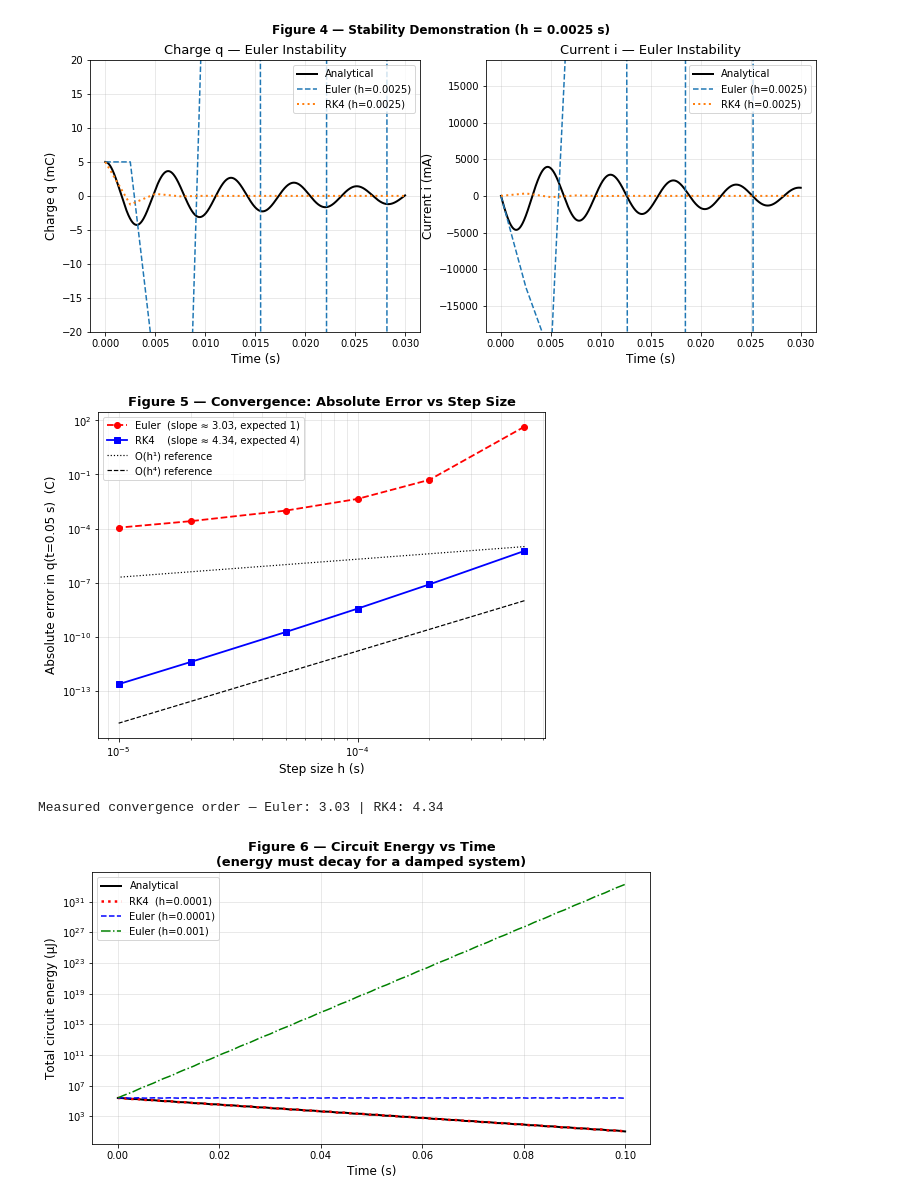
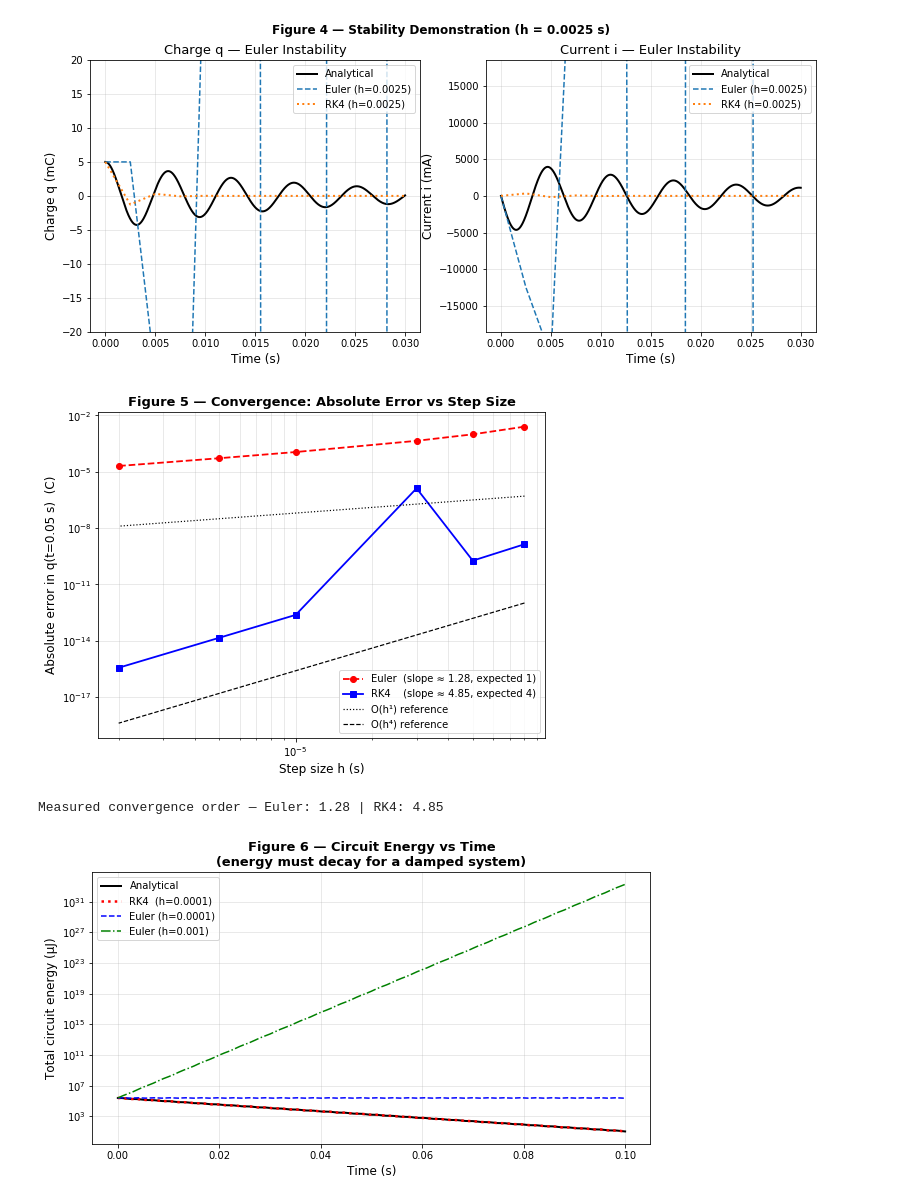
Before and after one commit to akshaymall/COE311K, a Jupyter notebook: Final Project/Mallireddy_Ramaakshay_COE311K_FinalProject.ipynb, the cells around one changed output. Saved outputs shown, nothing was run; the diff lists cells and outputs as text; code cells hidden in the pictures.

```diff
--- a/Final Project/Mallireddy_Ramaakshay_COE311K_FinalProject.ipynb
+++ b/Final Project/Mallireddy_Ramaakshay_COE311K_FinalProject.ipynb
@@ -508,13 +512,12 @@ plt.show()
 # ─────────────────────────────────────────────────────────────────────────────
 # Figure 5 — Error vs Step Size (log-log)  — convergence rate verification
 # ─────────────────────────────────────────────────────────────────────────────
-# Use a wide range of step sizes; skip h values that destabilise Euler
-h_values = np.array([5e-4, 2e-4, 1e-4, 5e-5, 2e-5, 1e-5])
+# Use step sizes within Euler's stability limit (h_max ≈ 2α/ω₀² ≈ 1e-4 s)
+h_values = np.array([8e-5, 5e-5, 3e-5, 1e-5, 5e-6, 2e-6])
 
 # Evaluate error at t_final = 0.05 s (after ~8 cycles)
 t_eval = 0.05
-q_exact, _ = analytical_solution(np.array([t_eval]))
-q_exact = float(q_exact)
+q_exact, _ = analytical_solution(t_eval)
 
 euler_errors, rk4_errors = [], []
 
@@ -529,37 +532,38 @@ for h in h_values:
 
 euler_errors = np.array(euler_errors)
 rk4_errors   = np.array(rk4_errors)
 
 # ── Fit log-log slope ──────────────────────────────────────────────────────
 def log_slope(h_arr, err_arr):
     """Returns best-fit slope on a log-log plot (estimated convergence order)."""
     coeffs = np.polyfit(np.log10(h_arr), np.log10(err_arr), 1)
     return coeffs[0]
 
 slope_euler = log_slope(h_values, euler_errors)
 slope_rk4   = log_slope(h_values, rk4_errors)
 
 # ── Plot ───────────────────────────────────────────────────────────────────
 fig, ax = plt.subplots(figsize=(8, 6))
 ax.loglog(h_values, euler_errors, 'o--', color='red', lw=1.8, label=f"Euler  (slope ≈ {slope_euler:.2f}, expected 1)")
 ax.loglog(h_values, rk4_errors,   's-',  color='blue', lw=1.8, label=f"RK4    (slope ≈ {slope_rk4:.2f}, expected 4)")
 
 # Reference lines
 h_ref = h_values[[0, -1]]
-ax.loglog(h_ref, 1e-5 * (h_ref / h_ref[0])**1, 'k:',  lw=1.2, label='O(h¹) reference')
-ax.loglog(h_ref, 1e-8 * (h_ref / h_ref[0])**4, 'k--', lw=1.2, label='O(h⁴) reference')
+ax.loglog(h_ref, 5e-7 * (h_ref / h_ref[0])**1, 'k:',  lw=1.2, label='O(h¹) reference')
+ax.loglog(h_ref, 1e-12 * (h_ref / h_ref[0])**4, 'k--', lw=1.2, label='O(h⁴) reference')
 
 ax.set_xlabel('Step size h (s)')
 ax.set_ylabel('Absolute error in q(t=0.05 s)  (C)')
 ax.set_title('Figure 5 — Convergence: Absolute Error vs Step Size', fontweight='bold')
 ax.legend()
 ax.grid(True, which='both', alpha=0.35)
 plt.show()
+plt.close()
 
 print(f"Measured convergence order — Euler: {slope_euler:.2f} | RK4: {slope_rk4:.2f}")
 # %% [output]
-[figure, old version]
+[figure, new version]
-Measured convergence order — Euler: 3.03 | RK4: 4.34
+Measured convergence order — Euler: 1.28 | RK4: 4.85
 # %%
 # ─────────────────────────────────────────────────────────────────────────────
 # Figure 6 — Energy audit: total circuit energy vs time
```
Also changed, not shown: parts of 35 cells of this notebook.
